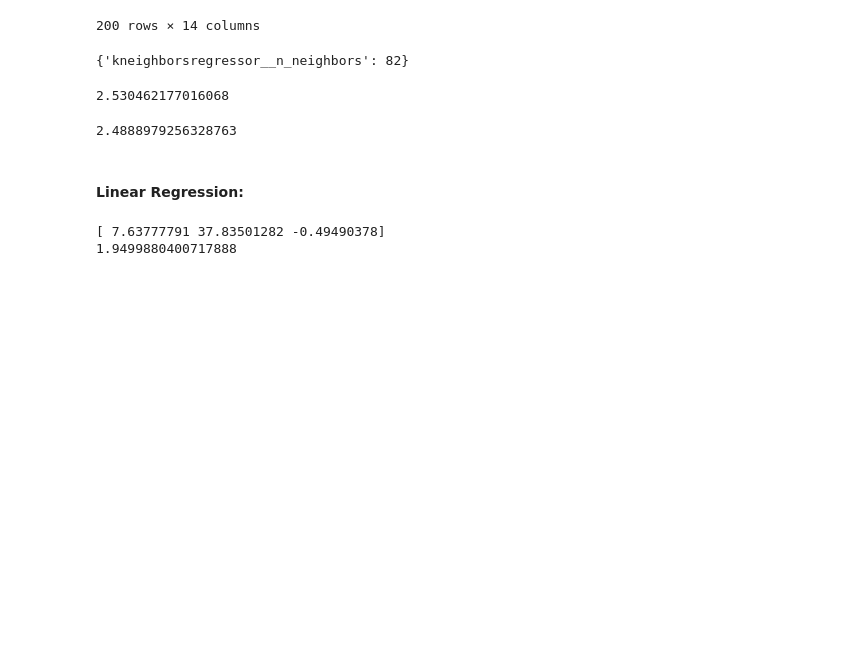
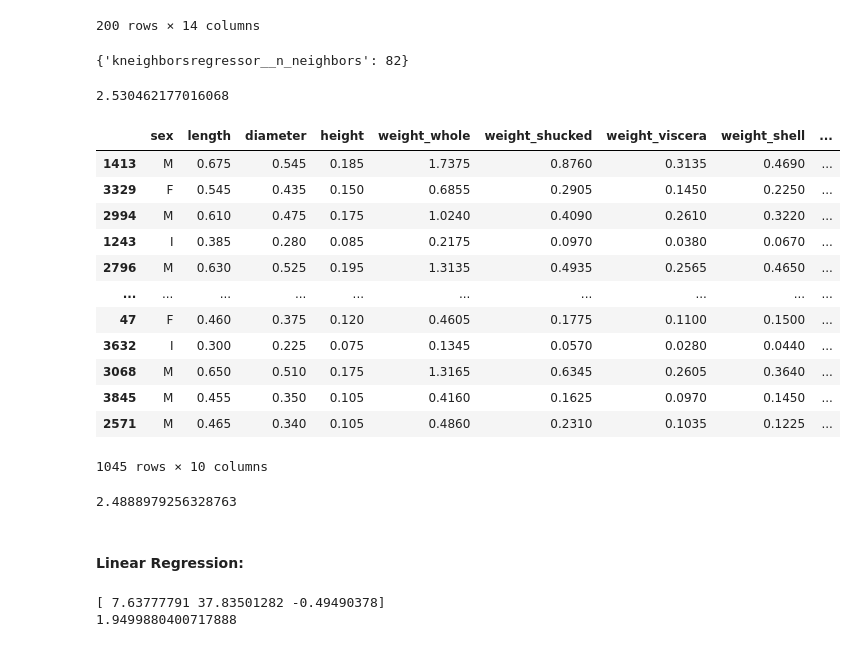
Before and after one commit to justinli34/Abalone-Age-Model, a Jupyter notebook: Project Report.ipynb, the cells around one changed output. Drawn from its saved outputs; the diff is of its cells as text; code cells hidden in the pictures; blank space fills up the shorter version.

Commit message:
Created dataframes with predicted rings column
Deleted random seeds because I don't think we need them since nothing about the models is random, as far as I know.

```diff
--- a/Project Report.ipynb
+++ b/Project Report.ipynb
@@ -400,4 +398,24 @@ abalone_min
 abalone_best_RMSPE
 # %% [output]
 2.530462177016068
+# %%
+#Predicting values
+abalone_predictions = abalone_test.assign(
+    predicted_rings = abalone_tuned.predict(abalone_test[["diameter", "height", "weight_whole"]])
+)
+abalone_predictions
+# %% [output]
+|  | sex | length | diameter | height | weight_whole | weight_shucked | weight_viscera | weight_shell | ... |
+| 1413 | M | 0.675 | 0.545 | 0.185 | 1.7375 | 0.8760 | 0.3135 | 0.4690 | ... |
+| 3329 | F | 0.545 | 0.435 | 0.150 | 0.6855 | 0.2905 | 0.1450 | 0.2250 | ... |
+| 2994 | M | 0.610 | 0.475 | 0.175 | 1.0240 | 0.4090 | 0.2610 | 0.3220 | ... |
+| 1243 | I | 0.385 | 0.280 | 0.085 | 0.2175 | 0.0970 | 0.0380 | 0.0670 | ... |
+| 2796 | M | 0.630 | 0.525 | 0.195 | 1.3135 | 0.4935 | 0.2565 | 0.4650 | ... |
+| ... | ... | ... | ... | ... | ... | ... | ... | ... | ... |
+| 47 | F | 0.460 | 0.375 | 0.120 | 0.4605 | 0.1775 | 0.1100 | 0.1500 | ... |
+| 3632 | I | 0.300 | 0.225 | 0.075 | 0.1345 | 0.0570 | 0.0280 | 0.0440 | ... |
+| 3068 | M | 0.650 | 0.510 | 0.175 | 1.3165 | 0.6345 | 0.2605 | 0.3640 | ... |
+| 3845 | M | 0.455 | 0.350 | 0.105 | 0.4160 | 0.1625 | 0.0970 | 0.1450 | ... |
+| 2571 | M | 0.465 | 0.340 | 0.105 | 0.4860 | 0.2310 | 0.1035 | 0.1225 | ... |
+1045 rows × 10 columns
 # %%
```
Also changed, not shown: parts of 11 cells of this notebook.
